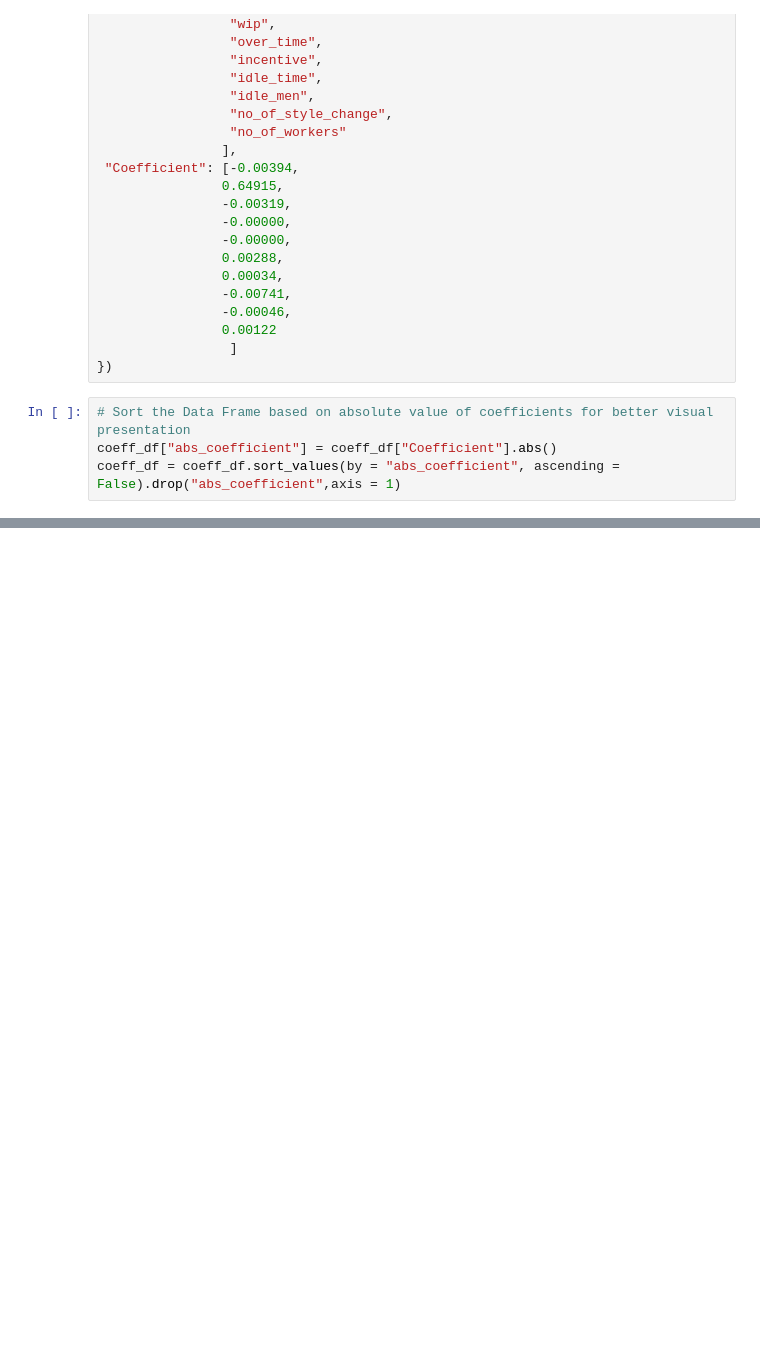
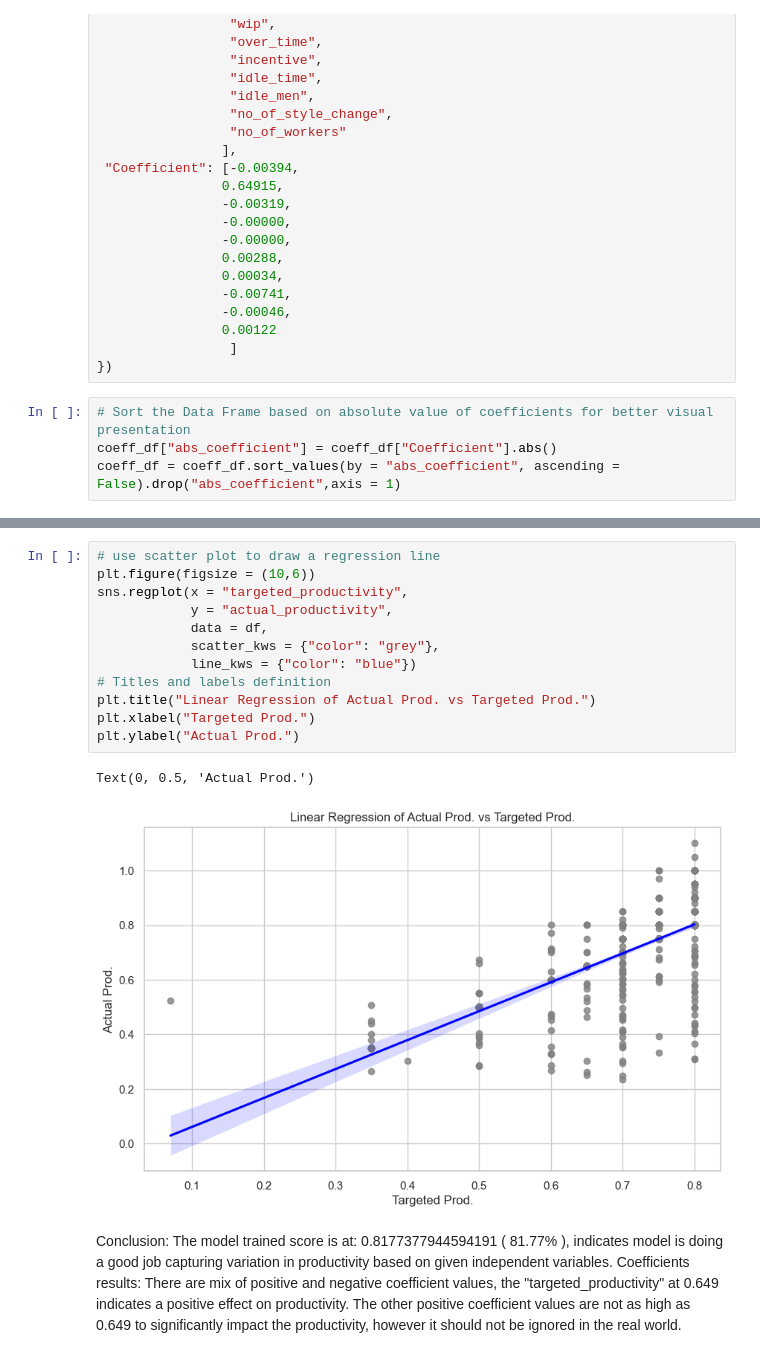
Before and after one commit to xiu-shi/DA_L7, a Jupyter notebook: CA2.3_stats_Regression_garments_worker_productivity.ipynb.ipynb, the cells around one changed output, grey strips where cells are left out. Saved outputs shown, nothing was run; the diff lists cells and outputs as text; blank space fills up the shorter version.

```diff
--- a/CA2.3_stats_Regression_garments_worker_productivity.ipynb.ipynb
+++ b/CA2.3_stats_Regression_garments_worker_productivity.ipynb.ipynb
@@ -123,0 +124,20 @@ plt.show()
+# %%
+# use scatter plot to draw a regression line
+plt.figure(figsize = (10,6))
+sns.regplot(x = "targeted_productivity",
+            y = "actual_productivity",
+            data = df,
+            scatter_kws = {"color": "grey"},
+            line_kws = {"color": "blue"})
+# Titles and labels definition
+plt.title("Linear Regression of Actual Prod. vs Targeted Prod.")
+plt.xlabel("Targeted Prod.")
+plt.ylabel("Actual Prod.")
+# %% [output]
+Text(0, 0.5, 'Actual Prod.')
+[figure, added]
+# %% [markdown]
+Conclusion:
+The model trained score is at: 0.8177377944594191 ( 81.77% ), indicates model is doing a good job capturing variation in productivity based on given independent variables.
+Coefficients results:
+There are mix of positive and negative coefficient values, the "targeted_productivity" at 0.649 indicates a positive effect on productivity. The other positive coefficient values are not as high as 0.649 to significantly impact the productivity, however it should not be ignored in the real world.
```
Also changed, not shown: parts of 1 cell of this notebook.
